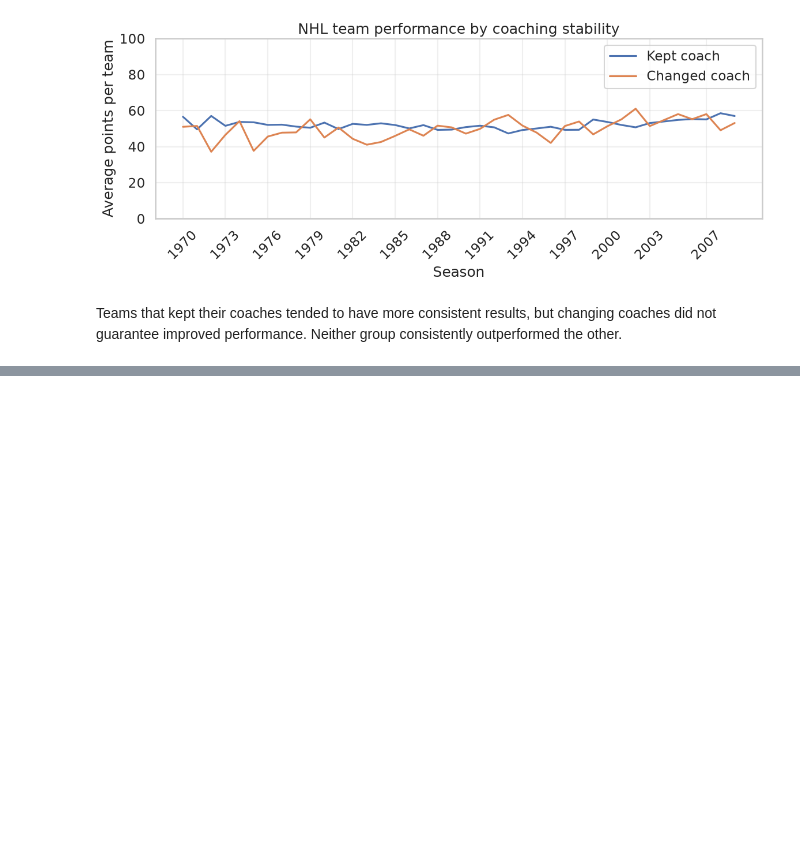
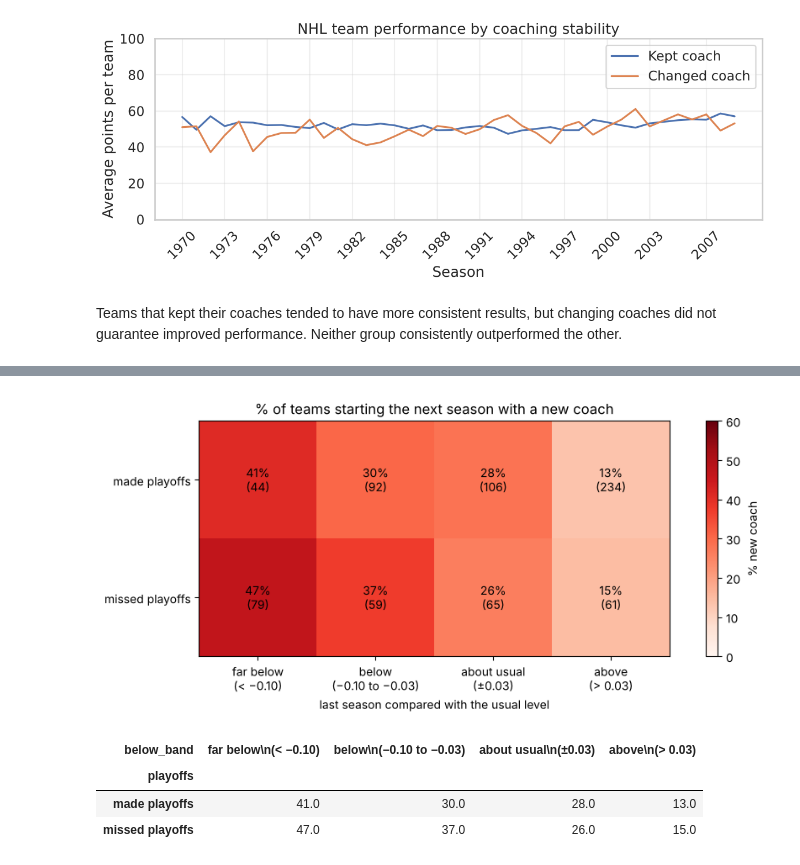
Before and after one commit to up202303702/AC, a Jupyter notebook: notebooks/01_data_overview.ipynb, the cells around one changed output, grey strips where cells are left out. Drawn from its saved outputs; the diff is of its cells as text; code cells hidden in the pictures; blank space fills up the shorter version.

```diff
--- a/notebooks/01_data_overview.ipynb
+++ b/notebooks/01_data_overview.ipynb
@@ -369,0 +705,24 @@ Teams that kept their coaches tended to have more consistent results, but changi
+# %%
+b = b.copy()
+b["below_band"] = pd.cut(b["pts_vs_usual"], [-1, -0.1, -0.03, 0.03, 1],
+                         labels=["far below\n(< −0.10)", "below\n(−0.10 to −0.03)", "about usual\n(±0.03)", "above\n(> 0.03)"])
+b["playoffs"] = b["last_made_playoffs"].map({1: "made playoffs", 0: "missed playoffs"})
+rate = b.pivot_table(index="playoffs", columns="below_band", values="coach_change", aggfunc="mean", observed=False)
+count = b.pivot_table(index="playoffs", columns="below_band", values="coach_change", aggfunc="size", observed=False)
+fig, ax = plt.subplots(figsize=(10, 4))
+im = ax.imshow(rate.values * 100, cmap="Reds", vmin=0, vmax=60)
+ax.set_xticks(range(rate.shape[1])); ax.set_xticklabels(rate.columns)
+ax.set_yticks(range(rate.shape[0])); ax.set_yticklabels(rate.index)
+for i in range(rate.shape[0]):
+    for j in range(rate.shape[1]):
+        ax.text(j, i, f"{rate.values[i, j] * 100:.0f}%\n({count.values[i, j]})", ha="center", va="center")
+ax.set(xlabel="last season compared with the usual level", title="% of teams starting the next season with a new coach")
+plt.colorbar(im, ax=ax, label="% new coach")
+plt.tight_layout(); plt.savefig(FIG / "coach_change_heatmap.png", dpi=150, bbox_inches="tight"); plt.show()
+(rate * 100).round(0)
+# %% [output]
+[figure, added]
+| below_band | far below\n(< −0.10) | below\n(−0.10 to −0.03) | about usual\n(±0.03) | above\n(> 0.03) |
+| playoffs |  |  |  |  |
+| made playoffs | 41.0 | 30.0 | 28.0 | 13.0 |
+| missed playoffs | 47.0 | 37.0 | 26.0 | 15.0 |
```
Also changed, not shown: parts of 35 cells of this notebook, 17 other files.
